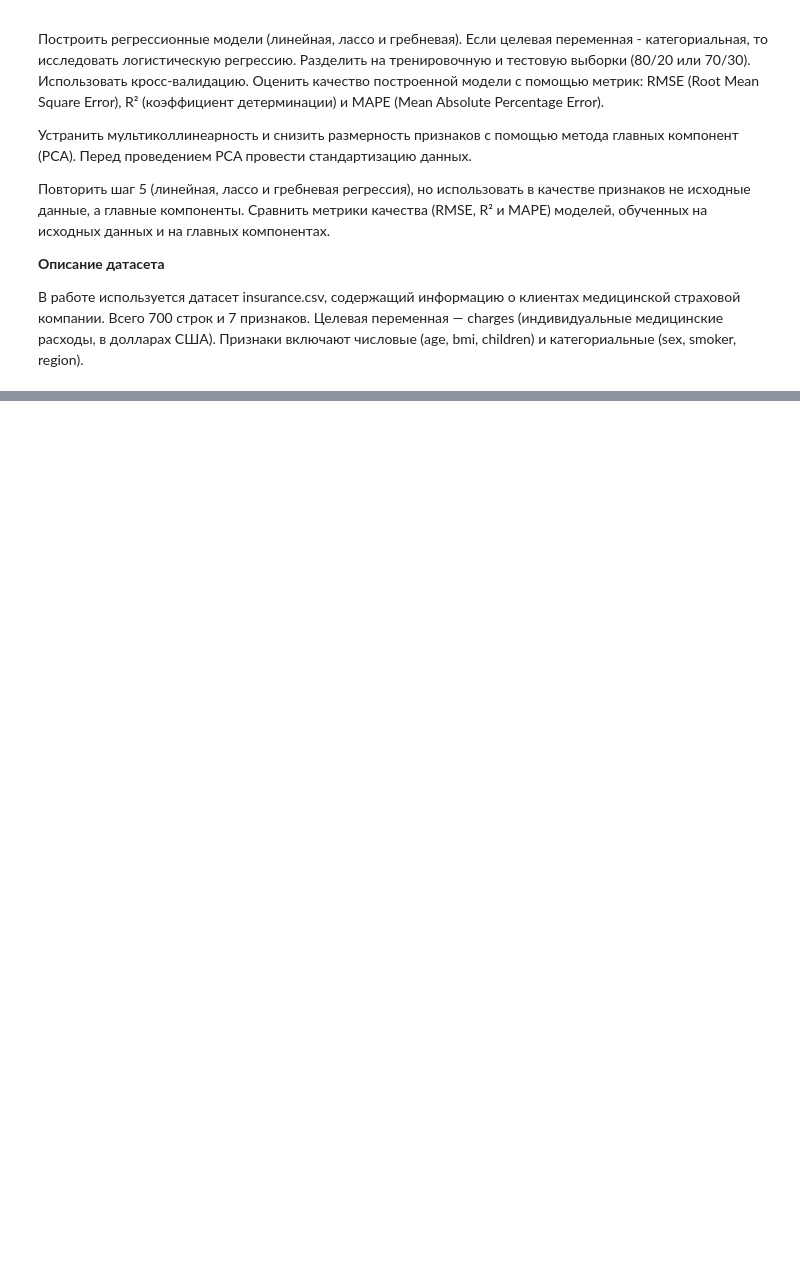
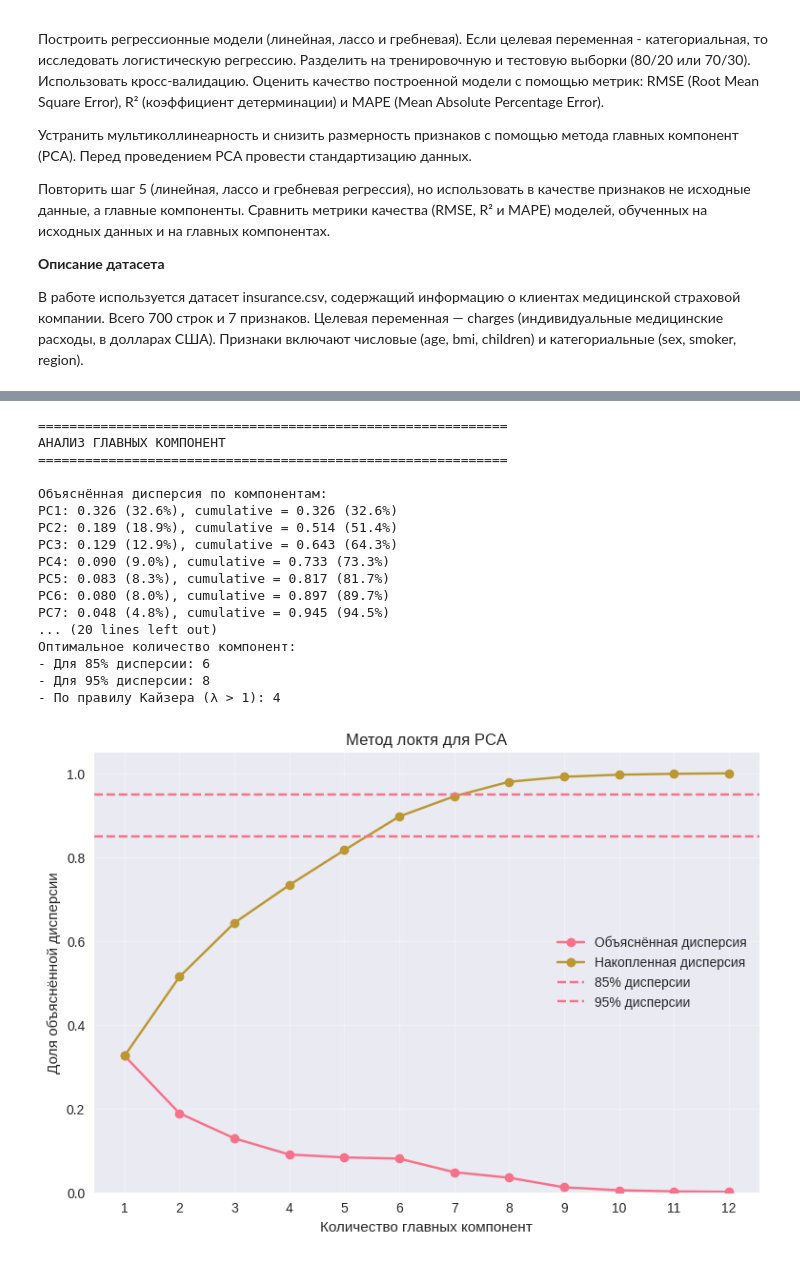
Before and after one commit to stavrgit/ML, a Jupyter notebook: ML_1.ipynb, the cells around one changed output, grey strips where cells are left out. Drawn from its saved outputs; the diff is of its cells as text; code cells hidden in the pictures; blank space fills up the shorter version.

```diff
--- a/ML_1.ipynb
+++ b/ML_1.ipynb
@@ -967,0 +438,71 @@ PCA в данной задаче не улучшает модель: он не
+# %%
+pca_full = PCA()
+X_train_pca_full = pca_full.fit_transform(X_train)
+
+eigenvalues = pca_full.explained_variance_
+explained_ratio = pca_full.explained_variance_ratio_
+cumulative = np.cumsum(explained_ratio)
+components = np.arange(1, len(eigenvalues) + 1)
+
+print("Анализ главных компонент")
+
+print("\nОбъяснённая дисперсия по компонентам:")
+for i, value in enumerate(explained_ratio, 1):
+    print(f"PC{i}: {value:.3f} ({value:.1%}), cumulative = {cumulative[i-1]:.3f} ({cumulative[i-1]:.1%})")
+
+print("\nСобственные значения:")
+for i, value in enumerate(eigenvalues, 1):
+    print(f"PC{i}: {value:.4f}")
+
+n_components_85 = np.argmax(cumulative >= 0.85) + 1
+n_components_95 = np.argmax(cumulative >= 0.95) + 1
+n_components_kaiser = np.sum(eigenvalues > 1)
+
+print("\nОптимальное количество компонент:")
+print(f"- Для 85% дисперсии: {n_components_85}")
+print(f"- Для 95% дисперсии: {n_components_95}")
+print(f"- По правилу Кайзера (λ > 1): {n_components_kaiser}")
+
+plt.figure(figsize=(9, 6))
+plt.plot(components, explained_ratio, marker='o', label='Объяснённая дисперсия')
+plt.plot(components, cumulative, marker='o', label='Накопленная дисперсия')
+plt.axhline(y=0.85, linestyle='--', label='85% дисперсии')
+plt.axhline(y=0.95, linestyle='--', label='95% дисперсии')
+plt.xlabel("Количество главных компонент")
+plt.ylabel("Доля объяснённой дисперсии")
+plt.title("Метод локтя для PCA")
+plt.ylim(0, 1.05)
+plt.xticks(components)
+plt.grid(True, alpha=0.3)
+plt.legend()
+plt.show()
+
+plt.figure(figsize=(9, 6))
+plt.plot(components, eigenvalues, marker='o')
+plt.axhline(y=1, linestyle='--', label='Собственное значение = 1')
+plt.xlabel("Номер компоненты")
+plt.ylabel("Собственное значение")
+plt.title("Scree Plot")
+plt.xticks(components)
+plt.grid(True, alpha=0.3)
+plt.legend()
+plt.show()
+# %% [output]
+============================================================
+АНАЛИЗ ГЛАВНЫХ КОМПОНЕНТ
+============================================================
+
+Объяснённая дисперсия по компонентам:
+PC1: 0.326 (32.6%), cumulative = 0.326 (32.6%)
+PC2: 0.189 (18.9%), cumulative = 0.514 (51.4%)
+PC3: 0.129 (12.9%), cumulative = 0.643 (64.3%)
+PC4: 0.090 (9.0%), cumulative = 0.733 (73.3%)
+PC5: 0.083 (8.3%), cumulative = 0.817 (81.7%)
+PC6: 0.080 (8.0%), cumulative = 0.897 (89.7%)
+PC7: 0.048 (4.8%), cumulative = 0.945 (94.5%)
+... (20 lines left out)
+Оптимальное количество компонент:
+- Для 85% дисперсии: 6
+- Для 95% дисперсии: 8
+- По правилу Кайзера (λ > 1): 4
+[figure, added]
```
Also changed, not shown: parts of 30 cells of this notebook.
